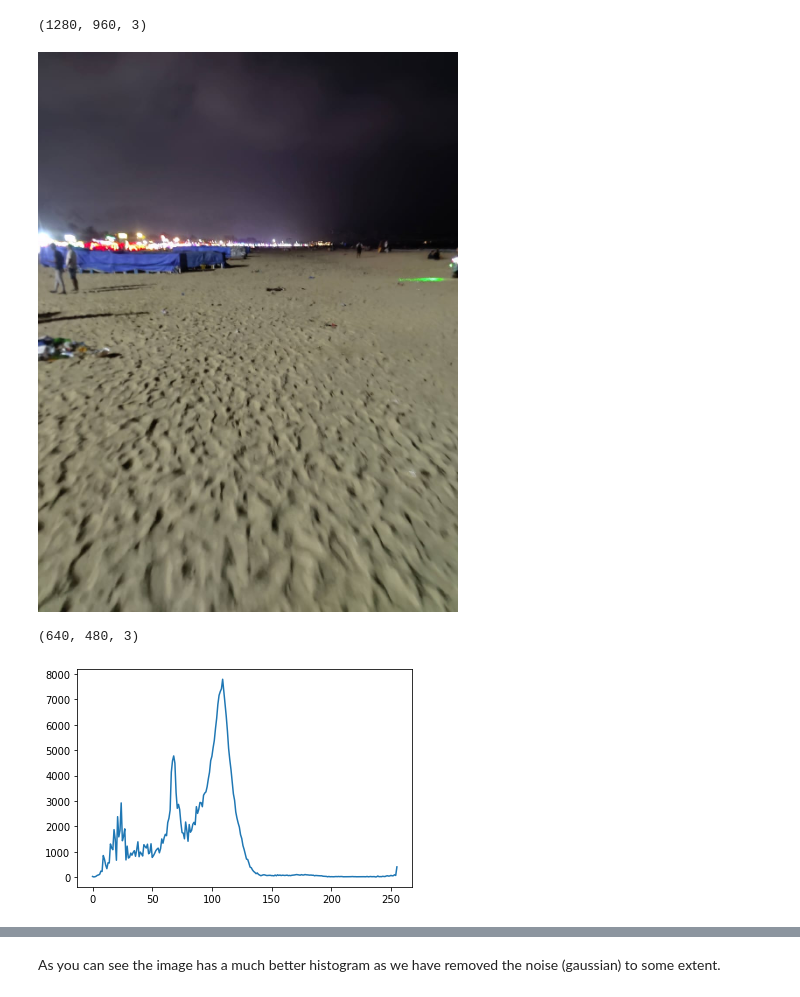
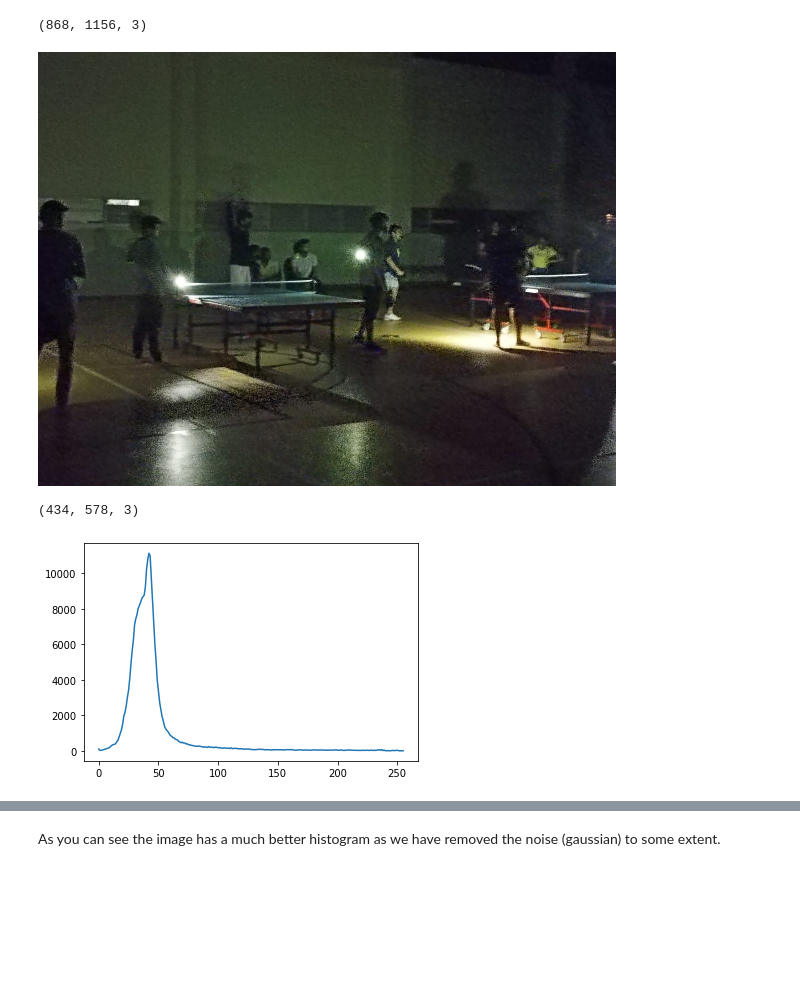
Before and after one commit to KaishvaShah/EE610_ImageProcessing, a Jupyter notebook: Assignment2.ipynb, the cells around one changed output, grey strips where cells are left out. Cells and saved outputs as stored; diff of their text form; code cells hidden in the pictures; blank space fills up the shorter version.

```diff
--- a/Assignment2.ipynb
+++ b/Assignment2.ipynb
@@ -9,15 +9,15 @@ from google.colab.patches import cv2_imshow
 # %%
 img=cv2.imread('/content/Q1.jpeg')
 print(img.shape)
-img1 = cv2.resize(img, (480, 640),
+img1 = cv2.resize(img, (578, 434),
                interpolation = cv2.INTER_NEAREST)
-#https://www.geeksforgeeks.org/image-resizing-using-opencv-python/ used to resize the original image of 1280x720 to 640x480 using opencv
+#https://www.geeksforgeeks.org/image-resizing-using-opencv-python/ used to resize the original image of (868, 1156, 3) to (434, 578, 3) using opencv
 cv2_imshow(img1)
 print(img1.shape)
 # %% [output]
-(1280, 960, 3)
+(868, 1156, 3)
-[figure, old version]
+[figure, new version]
-(640, 480, 3)
+(434, 578, 3)
 # %%
 from matplotlib import pyplot as plt
 #cv2.calcHist(images, channels, mask, histSize, ranges)
@@ -26,5 +26,5 @@ plt.plot(hist)
 plt.show()
 #Plotting the histograms for the black and white image
 # %% [output]
-[figure, old version]
+[figure, new version]
 # %%
```
Also changed, not shown: parts of 1 cell of this notebook.
